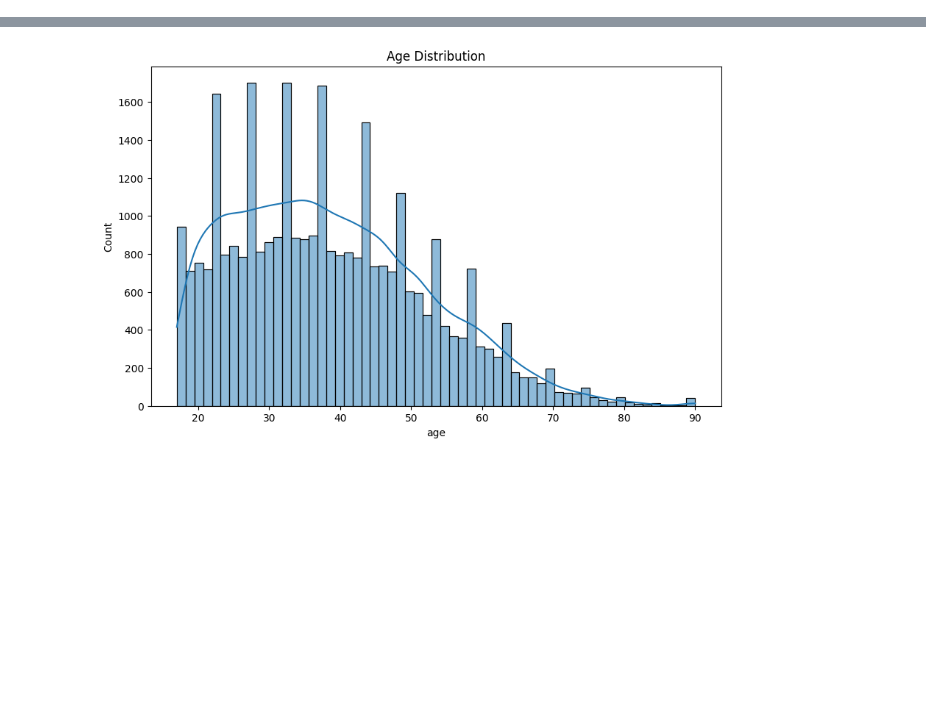
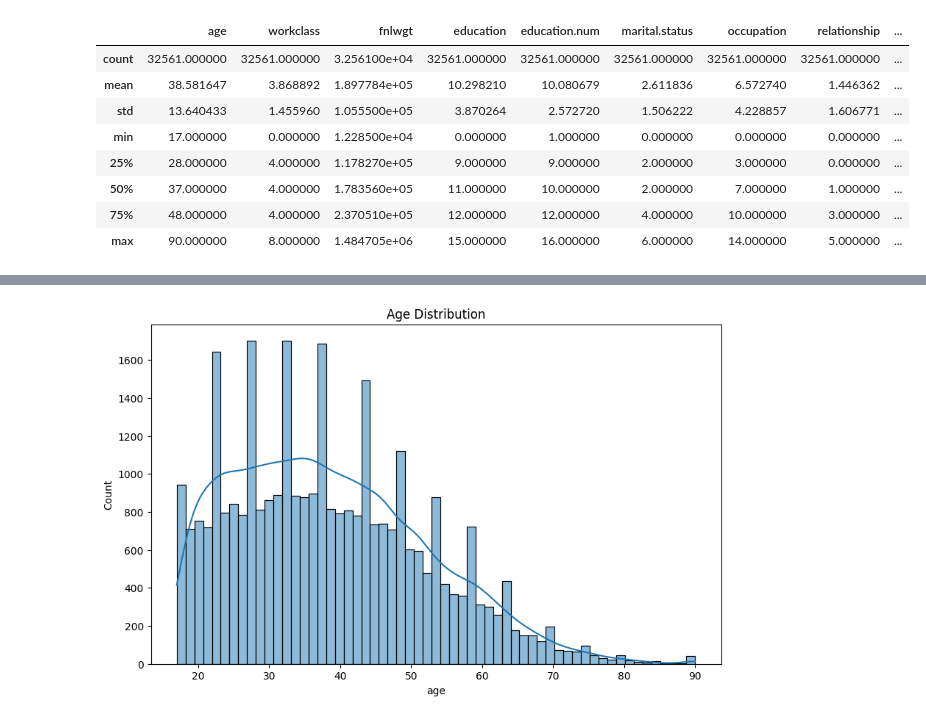
Before and after one commit to Raajarapu/COLAB_practice, a Jupyter notebook: MLalgo.ipynb, the cells around one changed output, grey strips where cells are left out. Saved outputs shown, nothing was run; the diff lists cells and outputs as text; code cells hidden in the pictures; blank space fills up the shorter version.

```diff
--- a/MLalgo.ipynb
+++ b/MLalgo.ipynb
@@ -80,0 +80,12 @@ X_test_scaled = scaler.transform(X_test)
+# %%
+data.describe() # Describing the dataset
+# %% [output]
+|  | age | workclass | fnlwgt | education | education.num | marital.status | occupation | relationship | ... |
+| count | 32561.000000 | 32561.000000 | 3.256100e+04 | 32561.000000 | 32561.000000 | 32561.000000 | 32561.000000 | 32561.000000 | ... |
+| mean | 38.581647 | 3.868892 | 1.897784e+05 | 10.298210 | 10.080679 | 2.611836 | 6.572740 | 1.446362 | ... |
+| std | 13.640433 | 1.455960 | 1.055500e+05 | 3.870264 | 2.572720 | 1.506222 | 4.228857 | 1.606771 | ... |
+| min | 17.000000 | 0.000000 | 1.228500e+04 | 0.000000 | 1.000000 | 0.000000 | 0.000000 | 0.000000 | ... |
+| 25% | 28.000000 | 4.000000 | 1.178270e+05 | 9.000000 | 9.000000 | 2.000000 | 3.000000 | 0.000000 | ... |
+| 50% | 37.000000 | 4.000000 | 1.783560e+05 | 11.000000 | 10.000000 | 2.000000 | 7.000000 | 1.000000 | ... |
+| 75% | 48.000000 | 4.000000 | 2.370510e+05 | 12.000000 | 12.000000 | 4.000000 | 10.000000 | 3.000000 | ... |
+| max | 90.000000 | 8.000000 | 1.484705e+06 | 15.000000 | 16.000000 | 6.000000 | 14.000000 | 5.000000 | ... |
```
Also changed, not shown: parts of 41 cells of this notebook.
